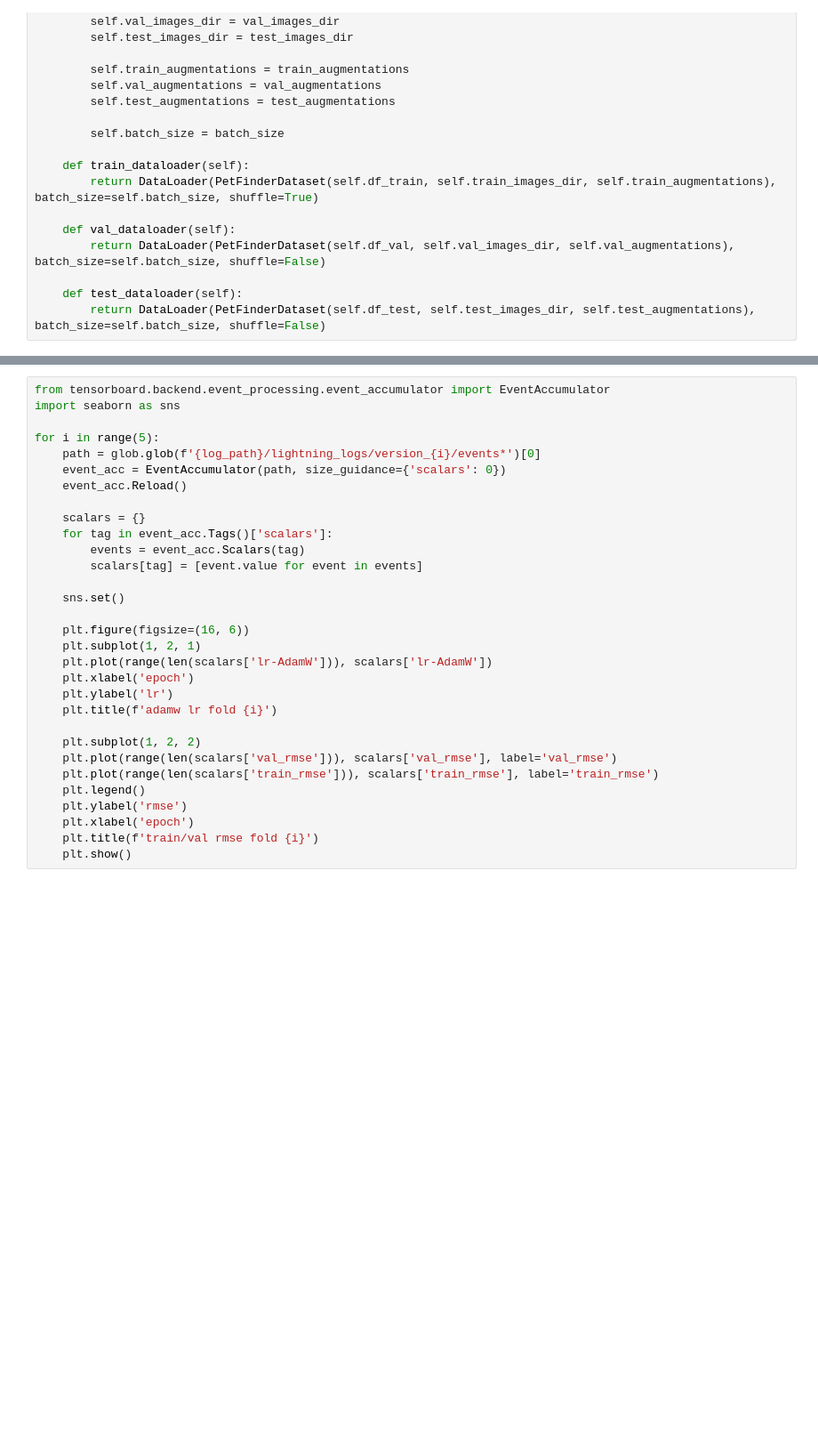
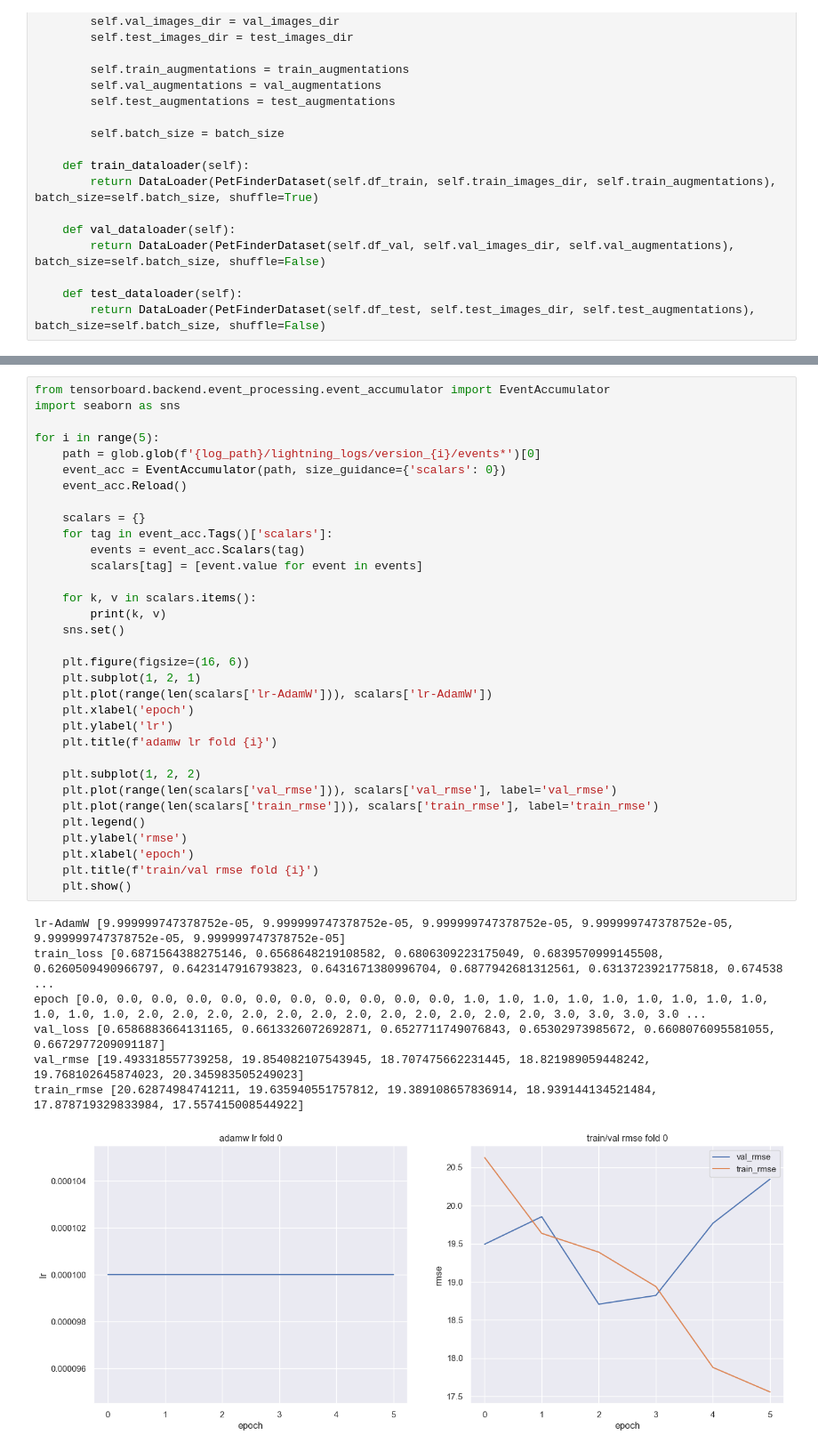
Before and after one commit to tohhongxiang123/CZ4041-Project, a Jupyter notebook: tf_efficientnet_b6.ns_jft_in1k.ipynb, the cells around one changed output, grey strips where cells are left out. Shown: that part at 89% size. Drawn from its saved outputs; the diff is of its cells as text; blank space fills up the shorter version.

```diff
--- a/tf_efficientnet_b6.ns_jft_in1k.ipynb
+++ b/tf_efficientnet_b6.ns_jft_in1k.ipynb
@@ -300,30 +371,40 @@ OutOfMemoryError: CUDA out of memory. Tried to allocate 42.00 MiB. GPU 0 has a t
 from tensorboard.backend.event_processing.event_accumulator import EventAccumulator
 import seaborn as sns
 
 for i in range(5):
     path = glob.glob(f'{log_path}/lightning_logs/version_{i}/events*')[0]
     event_acc = EventAccumulator(path, size_guidance={'scalars': 0})
     event_acc.Reload()
 
     scalars = {}
     for tag in event_acc.Tags()['scalars']:
         events = event_acc.Scalars(tag)
         scalars[tag] = [event.value for event in events]
 
+    for k, v in scalars.items():
+        print(k, v)
     sns.set()
 
     plt.figure(figsize=(16, 6))
     plt.subplot(1, 2, 1)
     plt.plot(range(len(scalars['lr-AdamW'])), scalars['lr-AdamW'])
     plt.xlabel('epoch')
     plt.ylabel('lr')
     plt.title(f'adamw lr fold {i}')
 
     plt.subplot(1, 2, 2)
     plt.plot(range(len(scalars['val_rmse'])), scalars['val_rmse'], label='val_rmse')
     plt.plot(range(len(scalars['train_rmse'])), scalars['train_rmse'], label='train_rmse')
     plt.legend()
     plt.ylabel('rmse')
     plt.xlabel('epoch')
     plt.title(f'train/val rmse fold {i}')
     plt.show()
+# %% [output]
+lr-AdamW [9.999999747378752e-05, 9.999999747378752e-05, 9.999999747378752e-05, 9.999999747378752e-05, 9.999999747378752e-05, 9.999999747378752e-05]
+train_loss [0.6871564388275146, 0.6568648219108582, 0.6806309223175049, 0.6839570999145508, 0.6260509490966797, 0.6423147916793823, 0.6431671380996704, 0.6877942681312561, 0.6313723921775818, 0.674538 ...
+epoch [0.0, 0.0, 0.0, 0.0, 0.0, 0.0, 0.0, 0.0, 0.0, 0.0, 0.0, 1.0, 1.0, 1.0, 1.0, 1.0, 1.0, 1.0, 1.0, 1.0, 1.0, 1.0, 1.0, 2.0, 2.0, 2.0, 2.0, 2.0, 2.0, 2.0, 2.0, 2.0, 2.0, 2.0, 2.0, 3.0, 3.0, 3.0, 3.0 ...
+val_loss [0.6586883664131165, 0.6613326072692871, 0.6527711749076843, 0.65302973985672, 0.6608076095581055, 0.6672977209091187]
+val_rmse [19.493318557739258, 19.854082107543945, 18.707475662231445, 18.821989059448242, 19.768102645874023, 20.345983505249023]
+train_rmse [20.62874984741211, 19.635940551757812, 19.389108657836914, 18.939144134521484, 17.878719329833984, 17.557415008544922]
+[figure, added]
```
Also changed, not shown: parts of 4 cells of this notebook, 5 other files.
